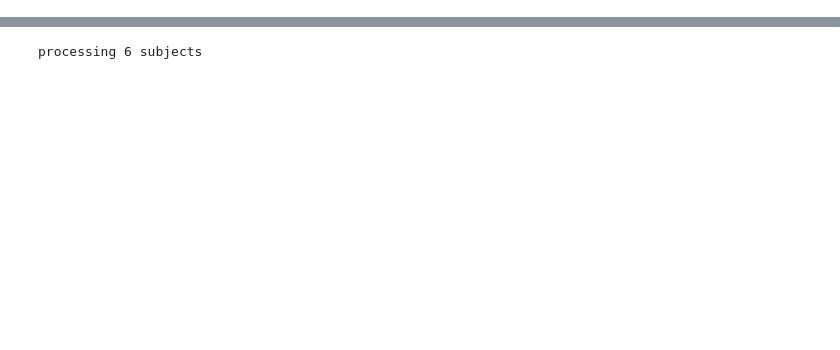
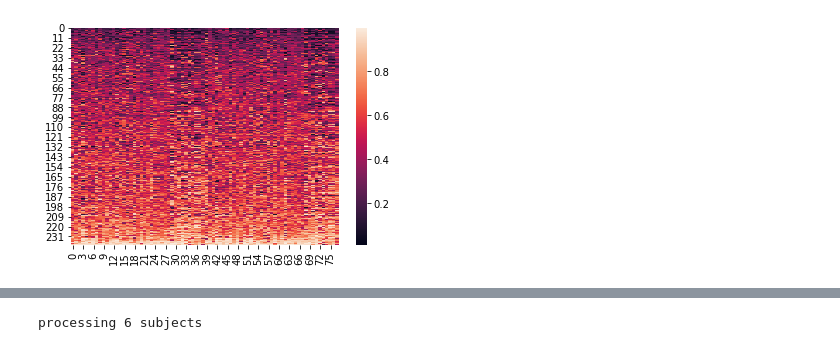
Before and after one commit to illdopejake/hack_projects, a Jupyter notebook: prepare_PET_data_for_ECM_build.ipynb, the cells around one changed output, grey strips where cells are left out. Saved outputs shown, nothing was run; the diff lists cells and outputs as text; code cells hidden in the pictures; blank space fills up the shorter version.

Commit message:
major edits to ESM_prep_script

```diff
--- a/prepare_PET_data_for_ECM_build.ipynb
+++ b/prepare_PET_data_for_ECM_build.ipynb
@@ -21,0 +43,5 @@ import statsmodels.distributions.empirical_distribution as ed
+# %%
+pdf = pandas.read_csv(
+    '/data1/users/jvogel/ADNI_tau/template_space/tau_images/esm_prep/smoothed_voxelwise_ref/smoothed_vx_ref_roi_data.csv')
+pdf.drop(pdf.columns[78:],axis=1,inplace=True)
+pdf.head()
@@ -21,0 +56,4 @@ import statsmodels.distributions.empirical_distribution as ed
+# %%
+sorter = pandas.DataFrame(pdf,copy=True)
+sorter.loc[:,'mean'] = pdf.mean(axis=1)
+sorter.sort_values('mean',axis=0)
@@ -21,0 +79,6 @@ import statsmodels.distributions.empirical_distribution as ed
+# %%
+plt.close()
+sns.heatmap(pdf.loc[sorter.sort_values('mean',axis=0,ascending=True).index].values)
+plt.show()
+# %% [output]
+[figure, added]
```
Also changed, not shown: parts of 107 cells of this notebook.
